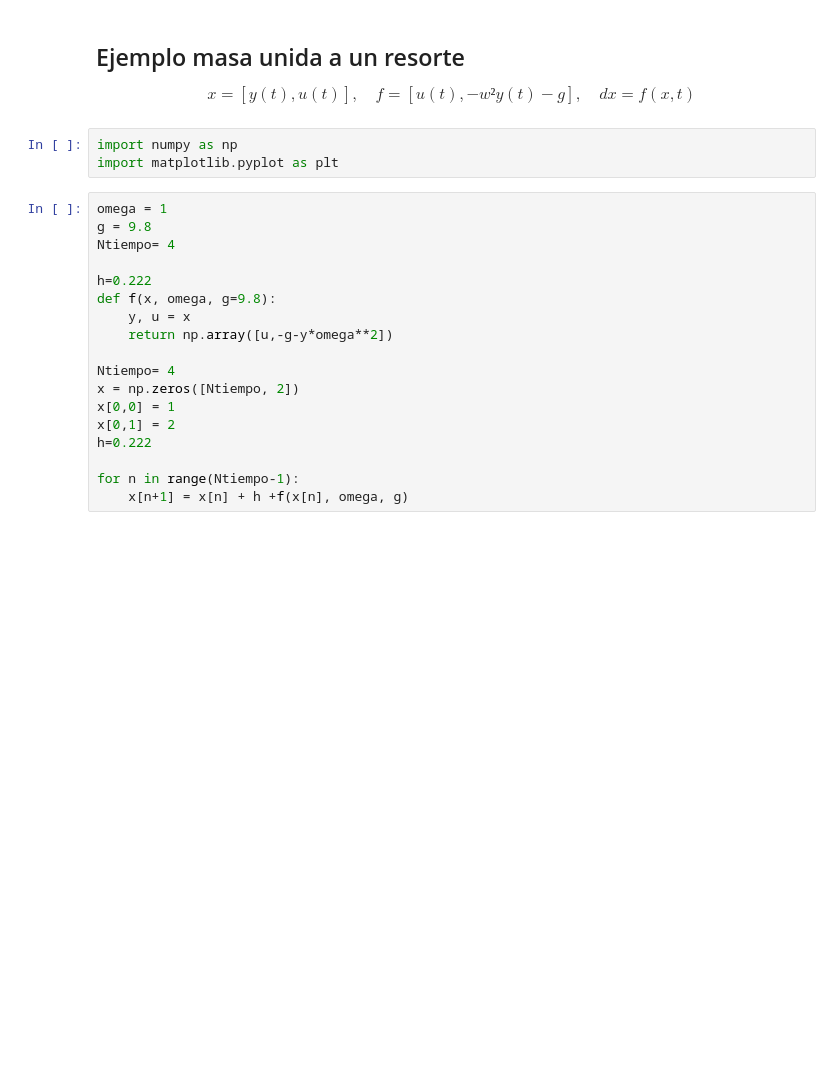
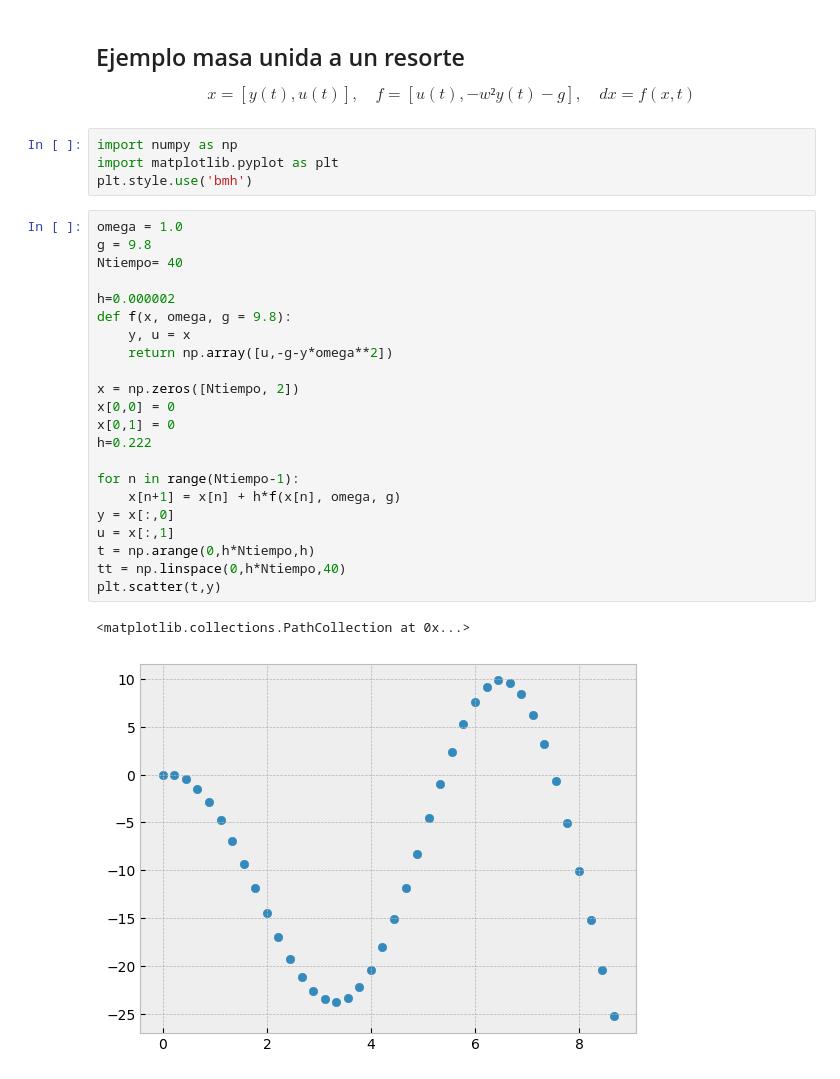
Before and after one commit to Dewscot/Clases, a Jupyter notebook: FC2/Clases/Soluciones_numericas_EDO.ipynb, the cells around one changed output. Drawn from its saved outputs; the diff is of its cells as text; blank space fills up the shorter version.

```diff
--- a/FC2/Clases/Soluciones_numericas_EDO.ipynb
+++ b/FC2/Clases/Soluciones_numericas_EDO.ipynb
@@ -22,22 +22,30 @@ x=[y(t),u(t)], \quad f=[u(t),-w²y(t)-g], \quad dx=f(x,t)
 # %%
 import numpy as np
 import matplotlib.pyplot as plt
+plt.style.use('bmh')
 # %%
-omega = 1
+omega = 1.0
 g = 9.8
-Ntiempo= 4
+Ntiempo= 40
 
-h=0.222
-def f(x, omega, g=9.8):
+h=0.000002
+def f(x, omega, g = 9.8):
     y, u = x
     return np.array([u,-g-y*omega**2])
 
-Ntiempo= 4
 x = np.zeros([Ntiempo, 2])
-x[0,0] = 1
-x[0,1] = 2
+x[0,0] = 0
+x[0,1] = 0
 h=0.222
 
 for n in range(Ntiempo-1):
-    x[n+1] = x[n] + h +f(x[n], omega, g)
+    x[n+1] = x[n] + h*f(x[n], omega, g)
+y = x[:,0]
+u = x[:,1]
+t = np.arange(0,h*Ntiempo,h)
+tt = np.linspace(0,h*Ntiempo,40)
+plt.scatter(t,y)
+# %% [output]
+<matplotlib.collections.PathCollection at 0x...>
+[figure, added]
 # %%
```
Also changed, not shown: parts of 4 cells of this notebook.
